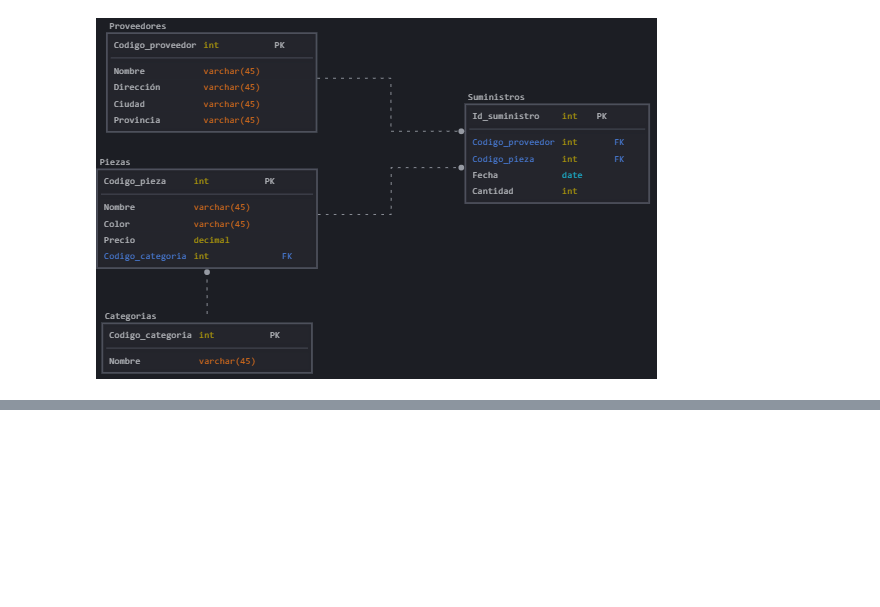
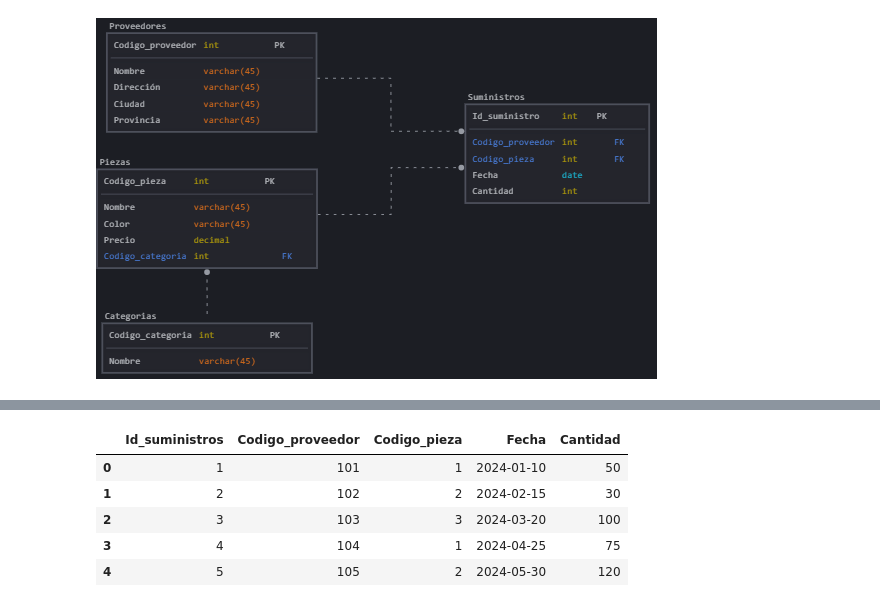
Before and after one commit to Erokson/Team-Challenge---Team-Minerva, a Jupyter notebook: Sprint_06_SQL/Challenge/Parte_2.ipynb, the cells around one changed output, grey strips where cells are left out. Cells and saved outputs as stored; diff of their text form; code cells hidden in the pictures; blank space fills up the shorter version.

```diff
--- a/Sprint_06_SQL/Challenge/Parte_2.ipynb
+++ b/Sprint_06_SQL/Challenge/Parte_2.ipynb
@@ -2,0 +165,9 @@
+# %%
+pd.read_sql("SELECT * FROM Suministros", conn)
+# %% [output]
+|  | Id_suministros | Codigo_proveedor | Codigo_pieza | Fecha | Cantidad |
+| 0 | 1 | 101 | 1 | 2024-01-10 | 50 |
+| 1 | 2 | 102 | 2 | 2024-02-15 | 30 |
+| 2 | 3 | 103 | 3 | 2024-03-20 | 100 |
+| 3 | 4 | 104 | 1 | 2024-04-25 | 75 |
+| 4 | 5 | 105 | 2 | 2024-05-30 | 120 |
```
Also changed, not shown: parts of 12 cells of this notebook, 1 other file.
